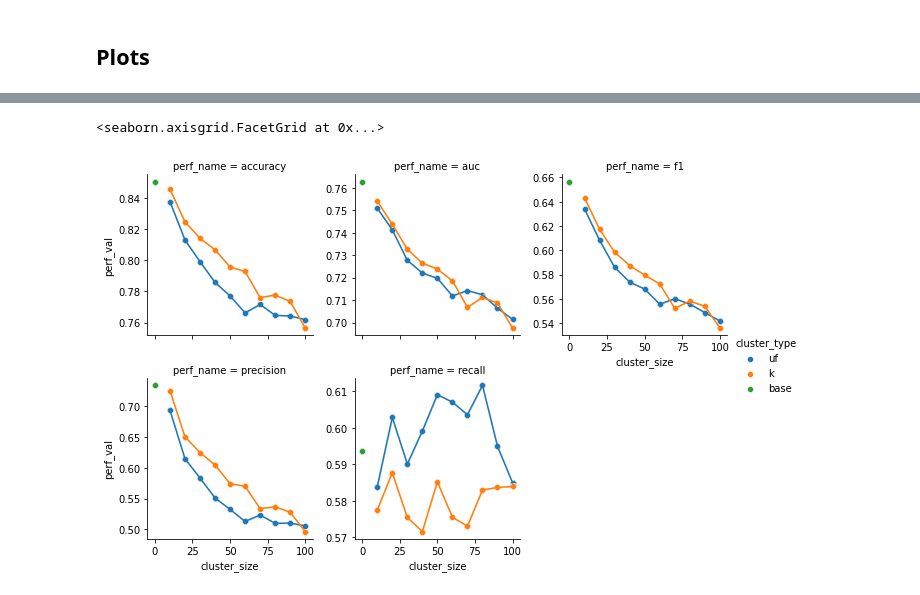
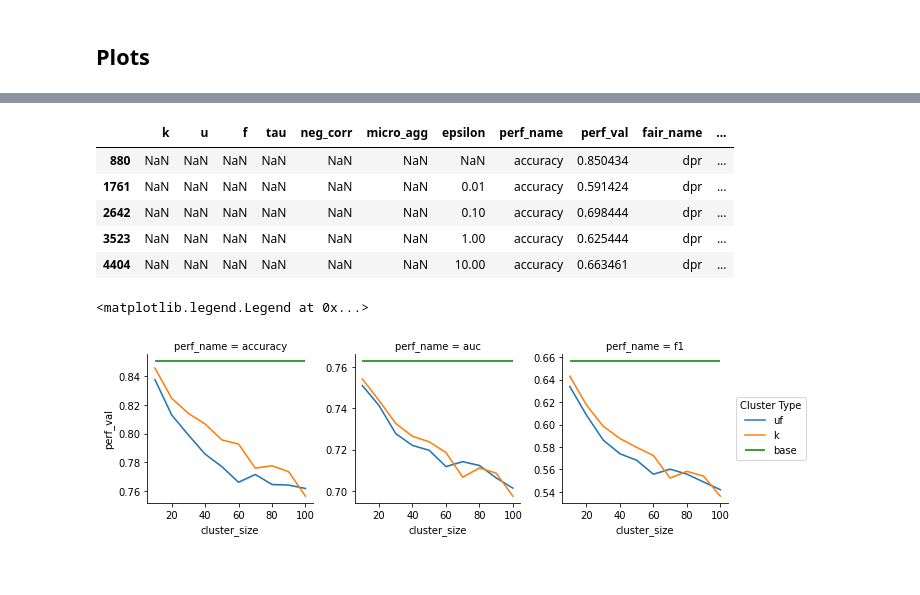
Before and after one commit to vladoxNCL/fairMDAVplus, a Jupyter notebook: Datasets/data_merge.ipynb, the cells around one changed output, grey strips where cells are left out. Cells and saved outputs as stored; diff of their text form; code cells hidden in the pictures.

Commit message:
plots

```diff
--- a/Datasets/data_merge.ipynb
+++ b/Datasets/data_merge.ipynb
@@ -76,9 +46,6 @@ df.head()
 # %%
 df['cluster_size'] = np.nan_to_num(df.k) + np.nan_to_num(df.u) + np.nan_to_num(df.f)
-df['cluster_type'] = ['k' if e > 0 else 'uf' if u > 0 else 'base' for e, u in zip(df.k, df.u)]
+df['cluster_type'] = ['k' if e > 0 else 'uf' if u > 0 else np.nan for e, u in zip(df.k, df.u)]
 
 melt_df['cluster_size'] = np.nan_to_num(melt_df.k) + np.nan_to_num(melt_df.u) + np.nan_to_num(melt_df.f)
-melt_df['cluster_type'] = ['k' if e > 0 else 'uf' if u > 0 else 'base' for e, u in zip(melt_df.k, melt_df.u)]
+melt_df['cluster_type'] = ['k' if e > 0 else 'uf' if u > 0 else np.nan for e, u in zip(melt_df.k, melt_df.u)]
-# %%
-melt_df.loc[melt_df.cluster_type == 'base', 'tau'] = 0
-melt_df.loc[melt_df.cluster_type == 'base', 'micro_agg'] = 1
@@ -103,12 +52,25 @@ melt_df[melt_df.epsilon.isnull()
+# %%
+melt_df[melt_df.cluster_type.isnull()].head()
+# %% [output]
+|  | k | u | f | tau | neg_corr | micro_agg | epsilon | perf_name | perf_val | fair_name | ... |
+| 880 | NaN | NaN | NaN | NaN | NaN | NaN | NaN | accuracy | 0.850434 | dpr | ... |
+| 1761 | NaN | NaN | NaN | NaN | NaN | NaN | 0.01 | accuracy | 0.591424 | dpr | ... |
+| 2642 | NaN | NaN | NaN | NaN | NaN | NaN | 0.10 | accuracy | 0.698444 | dpr | ... |
+| 3523 | NaN | NaN | NaN | NaN | NaN | NaN | 1.00 | accuracy | 0.625444 | dpr | ... |
+| 4404 | NaN | NaN | NaN | NaN | NaN | NaN | 10.00 | accuracy | 0.663461 | dpr | ... |
 # %%
 g = sns.FacetGrid(data=melt_df[melt_df.epsilon.isnull()
                     & (melt_df.tau == 0)
                     & (melt_df.micro_agg == 1)],
             hue="cluster_type", sharey=False,
-            col='perf_name', col_wrap=3)
-g.map(sns.scatterplot, "cluster_size", "perf_val")
+            col='perf_name')
 g.map(sns.lineplot, "cluster_size", "perf_val")
-g.add_legend()
+
+for m,ax in zip(melt_df[melt_df.cluster_type.isnull() & melt_df.epsilon.isnull()]
+                .groupby('perf_name').perf_val.mean(), g.axes.ravel()):
+    ax.hlines(m, xmin=10, xmax=100, colors='green', label='base')
+
+plt.legend(title='Cluster Type', loc='upper right', bbox_to_anchor=(1.5, 0.75))
 # %% [output]
-<seaborn.axisgrid.FacetGrid at 0x...>
+<matplotlib.legend.Legend at 0x...>
-[figure, old version]
+[figure, new version]
```
Also changed, not shown: parts of 27 cells of this notebook, 6 other files.
